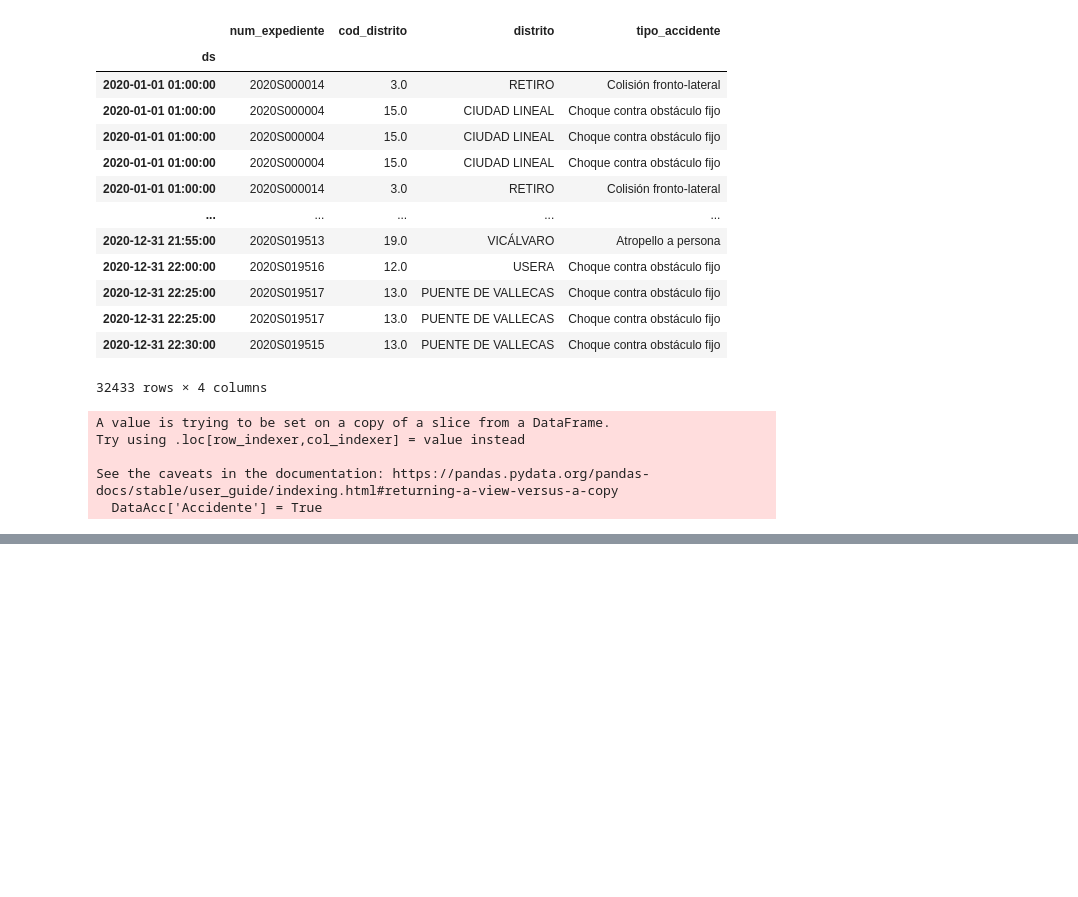
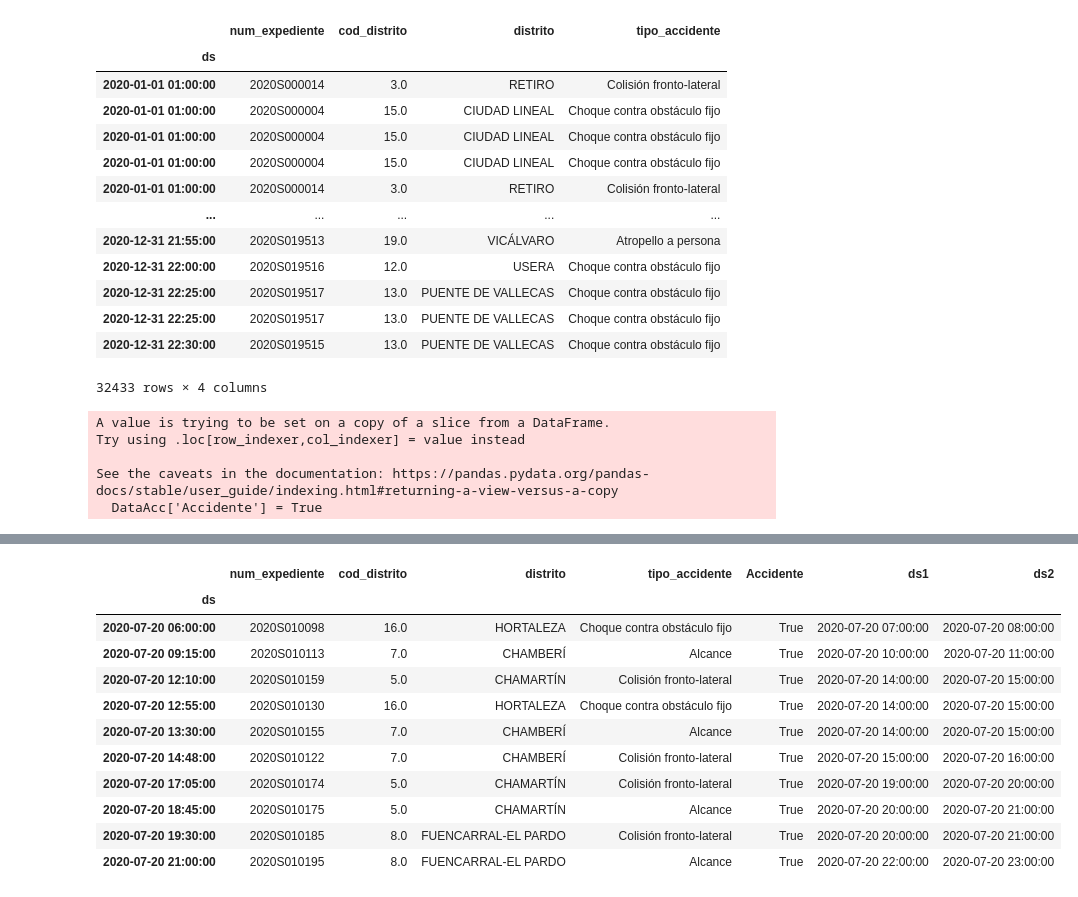
Before and after one commit to Jhonvalencia77/8vo_avance, a Jupyter notebook: AccidentalidadMadrid2.ipynb, the cells around one changed output, grey strips where cells are left out. Cells and saved outputs as stored; diff of their text form; code cells hidden in the pictures; blank space fills up the shorter version.

```diff
--- a/AccidentalidadMadrid2.ipynb
+++ b/AccidentalidadMadrid2.ipynb
@@ -198,0 +258,16 @@ Prueba
+# %%
+Prueba = DataAcc.loc['2020-07-20':'2020-07-20']
+Prueba
+# %% [output]
+|  | num_expediente | cod_distrito | distrito | tipo_accidente | Accidente | ds1 | ds2 |
+| ds |  |  |  |  |  |  |  |
+| 2020-07-20 06:00:00 | 2020S010098 | 16.0 | HORTALEZA | Choque contra obstáculo fijo | True | 2020-07-20 07:00:00 | 2020-07-20 08:00:00 |
+| 2020-07-20 09:15:00 | 2020S010113 | 7.0 | CHAMBERÍ | Alcance | True | 2020-07-20 10:00:00 | 2020-07-20 11:00:00 |
+| 2020-07-20 12:10:00 | 2020S010159 | 5.0 | CHAMARTÍN | Colisión fronto-lateral | True | 2020-07-20 14:00:00 | 2020-07-20 15:00:00 |
+| 2020-07-20 12:55:00 | 2020S010130 | 16.0 | HORTALEZA | Choque contra obstáculo fijo | True | 2020-07-20 14:00:00 | 2020-07-20 15:00:00 |
+| 2020-07-20 13:30:00 | 2020S010155 | 7.0 | CHAMBERÍ | Alcance | True | 2020-07-20 14:00:00 | 2020-07-20 15:00:00 |
+| 2020-07-20 14:48:00 | 2020S010122 | 7.0 | CHAMBERÍ | Colisión fronto-lateral | True | 2020-07-20 15:00:00 | 2020-07-20 16:00:00 |
+| 2020-07-20 17:05:00 | 2020S010174 | 5.0 | CHAMARTÍN | Colisión fronto-lateral | True | 2020-07-20 19:00:00 | 2020-07-20 20:00:00 |
+| 2020-07-20 18:45:00 | 2020S010175 | 5.0 | CHAMARTÍN | Alcance | True | 2020-07-20 20:00:00 | 2020-07-20 21:00:00 |
+| 2020-07-20 19:30:00 | 2020S010185 | 8.0 | FUENCARRAL-EL PARDO | Colisión fronto-lateral | True | 2020-07-20 20:00:00 | 2020-07-20 21:00:00 |
+| 2020-07-20 21:00:00 | 2020S010195 | 8.0 | FUENCARRAL-EL PARDO | Alcance | True | 2020-07-20 22:00:00 | 2020-07-20 23:00:00 |
```
Also changed, not shown: parts of 11 cells of this notebook.
